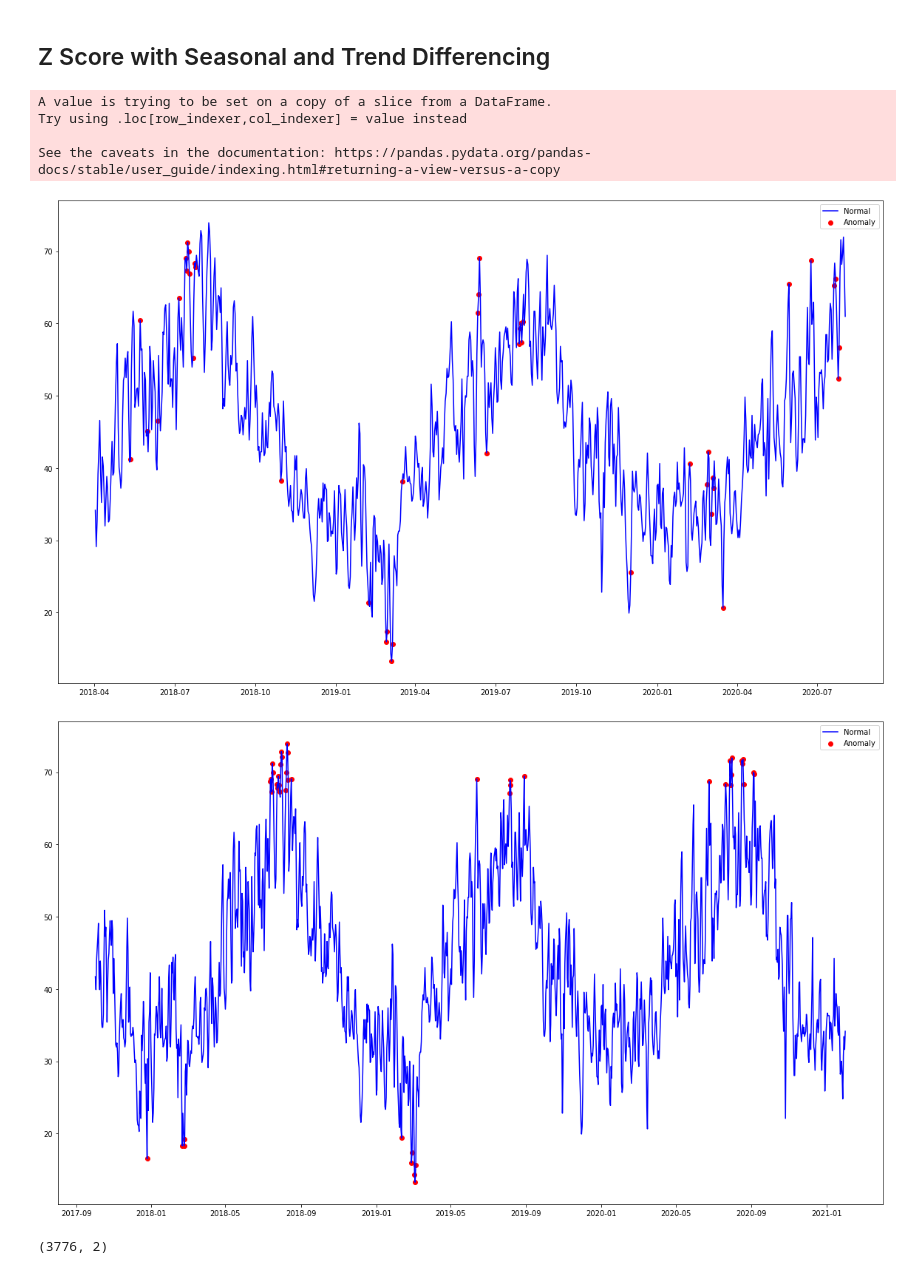
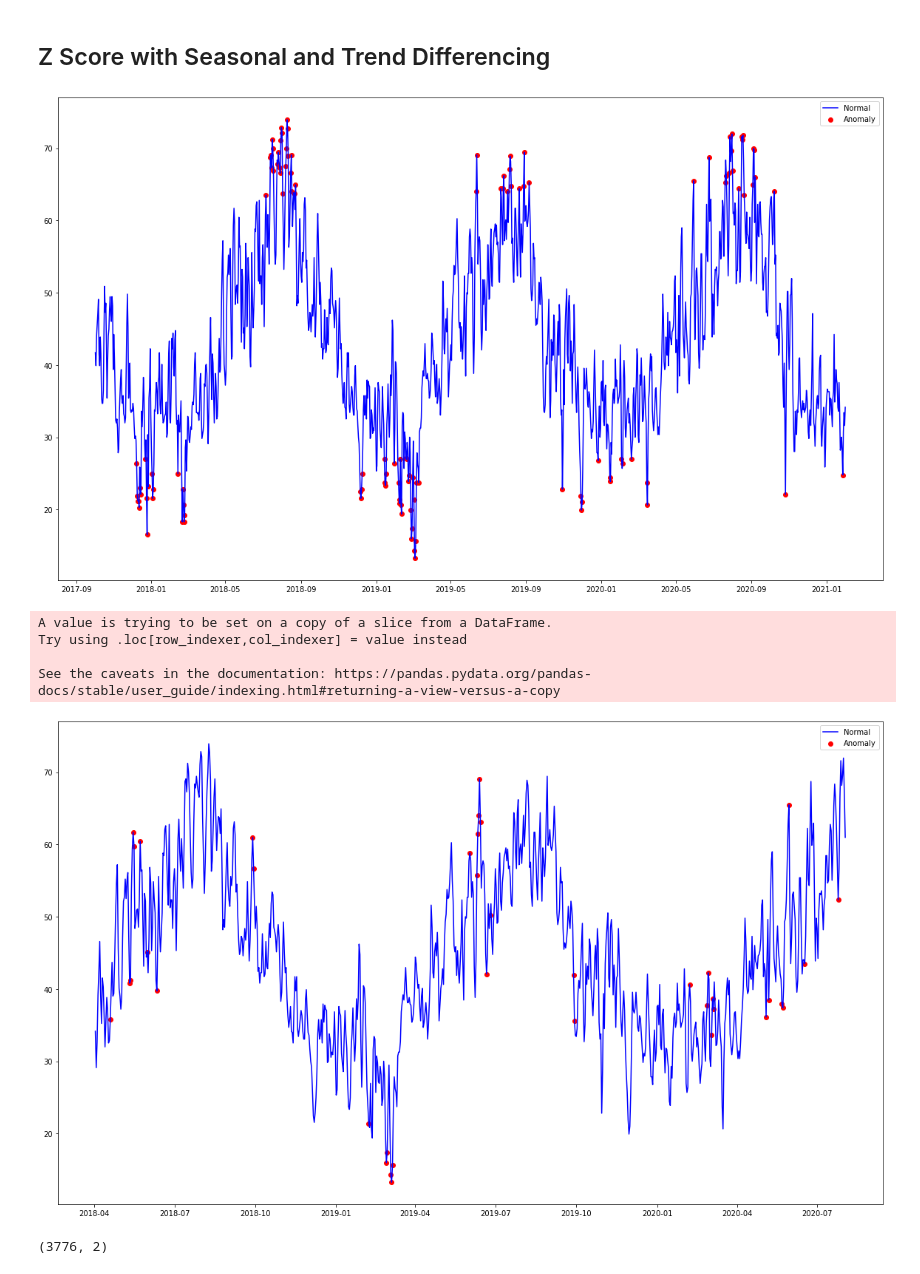
Before and after one commit to geoskimoto/SNOTEL_AnomalyDetection, a Jupyter notebook: IsolationForest.ipynb, the cells around one changed output. Cells and saved outputs as stored; diff of their text form; code cells hidden in the pictures.

```diff
--- a/IsolationForest.ipynb
+++ b/IsolationForest.ipynb
@@ -256,23 +256,14 @@ def isolationForest(df, plot_type = 'interactive', seasonal_differencing = True)
     # train isolation forest
     model =  IsolationForest(n_estimators = 100, contamination = 0.05, bootstrap=False)
     model.fit(X_arr_scaled)
+    predictions = model.predict(X_arr_scaled)
 
-    predictions = model.predict(X_arr_scaled)
-    # predictions = pd.DataFrame(predictions)
-    # X = pd.DataFrame(X)
     X['anomaly'] = predictions.tolist()
+    observed = sd.observed.dropna()
+    df2  = pd.merge(observed, X['anomaly'], left_index=True,right_index=True)
 
-    observed = sd.observed.dropna()
-    observed  = pd.merge(observed, X['anomaly'], left_index=True,right_index=True)
-    # observed['anomaly'] = predictions
-    # X_scaled['anomaly'] = predictions
-
-    # visualization
-    # fig, ax = plt.subplots(figsize=(20,12))
-
-    anomalies = X[X['anomaly'] == -1] #anomaly
-    anomalies2 = observed[observed['anomaly'] == -1]
-
+    anomalies = X[X['anomaly'] == -1] #Can use if plotting seasonally differenced residuals
+    anomalies2 = df2[df2['anomaly'] == -1]
 
   elif seasonal_differencing == False:
     X = np.array(df.dropna())
@@ -283,26 +274,18 @@ def isolationForest(df, plot_type = 'interactive', seasonal_differencing = True)
     model =  IsolationForest(n_estimators = 100, contamination = 0.1, bootstrap=True)
     model.fit(X)
 
-    observed = df
-    observed['anomaly2'] = model.predict(X)
-    anomalies2 = observed.loc[observed['anomaly2'] == -1]
-
-
-
-
-
+    df2 = df #Keep original data untouched
+    df2['anomaly2'] = model.predict(X)
+    anomalies2 = df2.loc[df2['anomaly2'] == -1]
 
   # matplotlib visualization
   if plot_type == 'static':
     fig, ax = plt.subplots(figsize=(20,12))
-    ax.plot(observed.index, observed.iloc[:,0], color='blue', label = 'Normal')
+    ax.plot(df2.index, df2.iloc[:,0], color='blue', label = 'Normal')
     # ax.plot(X.index, X.iloc[:,0], color='blue', label = 'Normal')
     ax.scatter(pd.to_datetime(anomalies2.index), anomalies2.iloc[:,0], color='red', label = 'Anomaly')
     plt.legend()
     plt.show();
-
-
-
 
   # plotly visualization
   elif plot_type == 'interactive':
@@ -310,11 +293,11 @@ def isolationForest(df, plot_type = 'interactive', seasonal_differencing = True)
     fig = go.Figure()
 
     fig.add_trace(go.Scatter(
-      x=observed.index,
-      y=observed.iloc[:,0],
+      x=df2.index,
+      y=df2.iloc[:,0],
       mode='lines',
       name= 'Normal',
-      hovertext = observed.iloc[:,0],
+      hovertext = df2.iloc[:,0],
     ))
 
     fig.add_trace(go.Scatter(
@@ -336,13 +319,9 @@ def isolationForest(df, plot_type = 'interactive', seasonal_differencing = True)
   else:
     'Choose either static or interactive for plot_type'
 # %%
-isolationForest(df, plot_type='static',seasonal_differencing=True)
+isolationForest(df, plot_type='static',seasonal_differencing=False)
 # %% [output]
-A value is trying to be set on a copy of a slice from a DataFrame.
-Try using .loc[row_indexer,col_indexer] = value instead
-
-See the caveats in the documentation: https://pandas.pydata.org/pandas-docs/stable/user_guide/indexing.html#returning-a-view-versus-a-copy
-[figure, old version]
+[figure, new version]
 # %%
 def zScore_plot(df, max_StDev=2.5, plot_type = 'interactive', seasonal_differencing = True):
   global zs,  X
@@ -431,9 +388,13 @@ def zScore_plot(df, max_StDev=2.5, plot_type = 'interactive', seasonal_differenc
   else:
     'Choose either static or interactive for plot_type'
 # %%
-zScore_plot(df,max_StDev=2.0,plot_type='static',seasonal_differencing=False)
+zScore_plot(df,max_StDev=2.0,plot_type='static',seasonal_differencing=True)
 # %% [output]
+A value is trying to be set on a copy of a slice from a DataFrame.
+Try using .loc[row_indexer,col_indexer] = value instead
+
+See the caveats in the documentation: https://pandas.pydata.org/pandas-docs/stable/user_guide/indexing.html#returning-a-view-versus-a-copy
-[figure, old version]
+[figure, new version]
 # %%
 zs.shape
 # %% [output]
```
Also changed, not shown: parts of 1 cell of this notebook.
